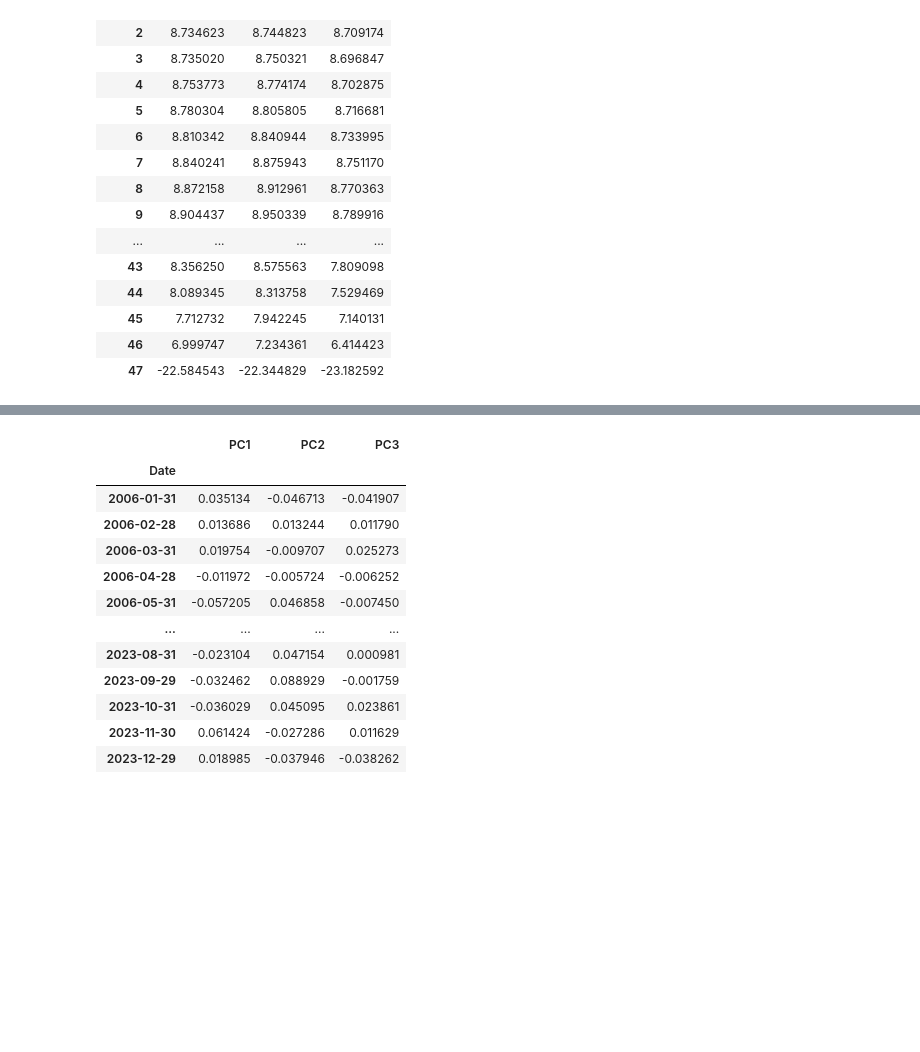
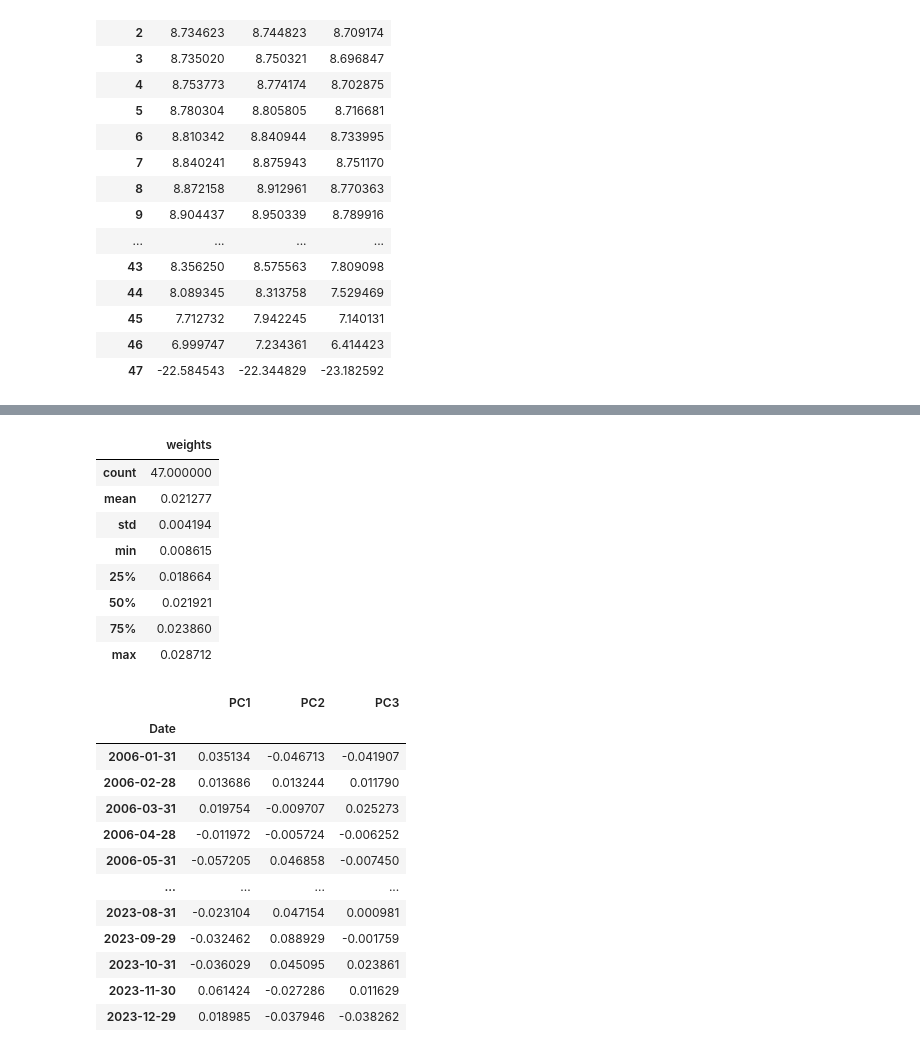
Before and after one commit to RomainCastellarnau/Financial-Econometrics-II, a Jupyter notebook: Code/core_portfolio.ipynb, the cells around one changed output, grey strips where cells are left out. Cells and saved outputs as stored; diff of their text form; code cells hidden in the pictures; blank space fills up the shorter version.

```diff
--- a/Code/core_portfolio.ipynb
+++ b/Code/core_portfolio.ipynb
@@ -66,3 +95,15 @@ model.full_model.ic
+# %%
+model.core_equity_ptf.describe()
+# %% [output]
+|  | weights |
+| count | 47.000000 |
+| mean | 0.021277 |
+| std | 0.004194 |
+| min | 0.008615 |
+| 25% | 0.018664 |
+| 50% | 0.021921 |
+| 75% | 0.023860 |
+| max | 0.028712 |
 # %%
 model.pc_scores
 # %% [output]
```
Also changed, not shown: parts of 9 cells of this notebook, 1 other file.
